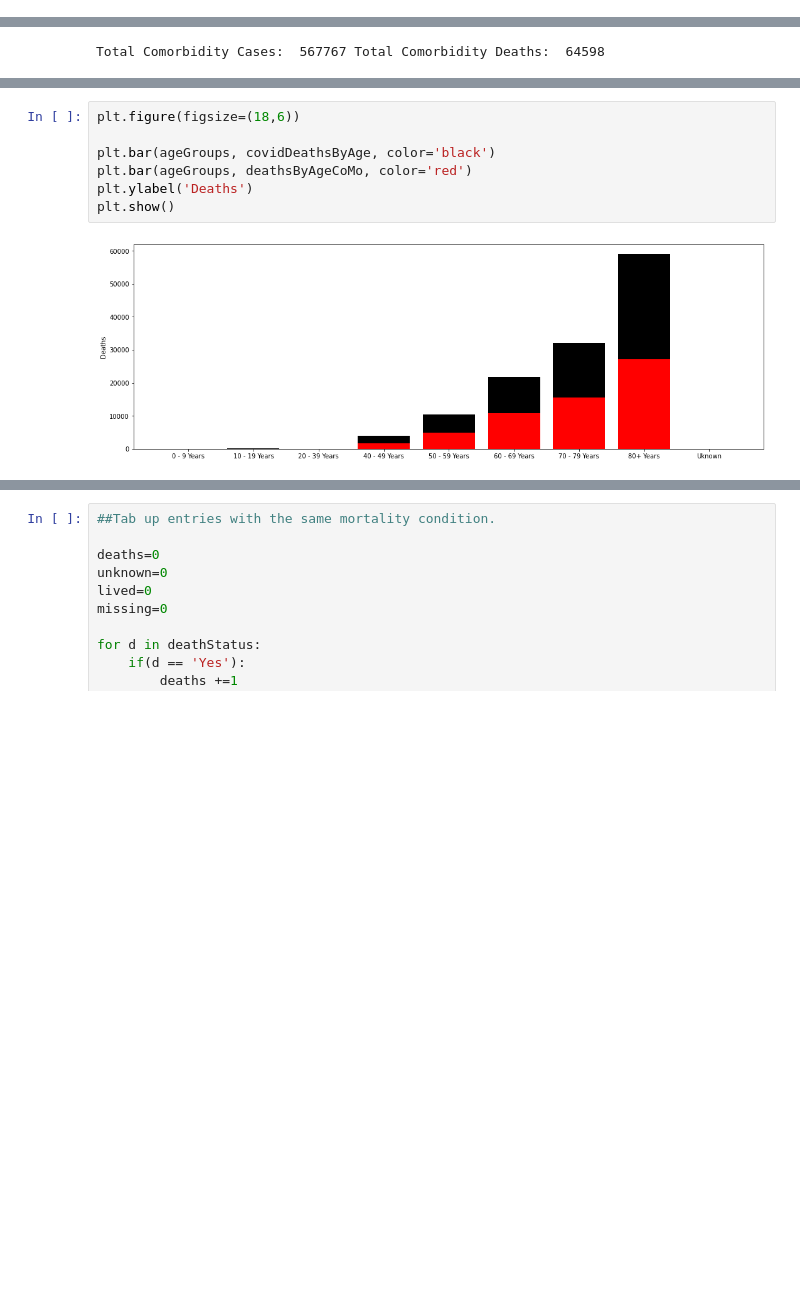
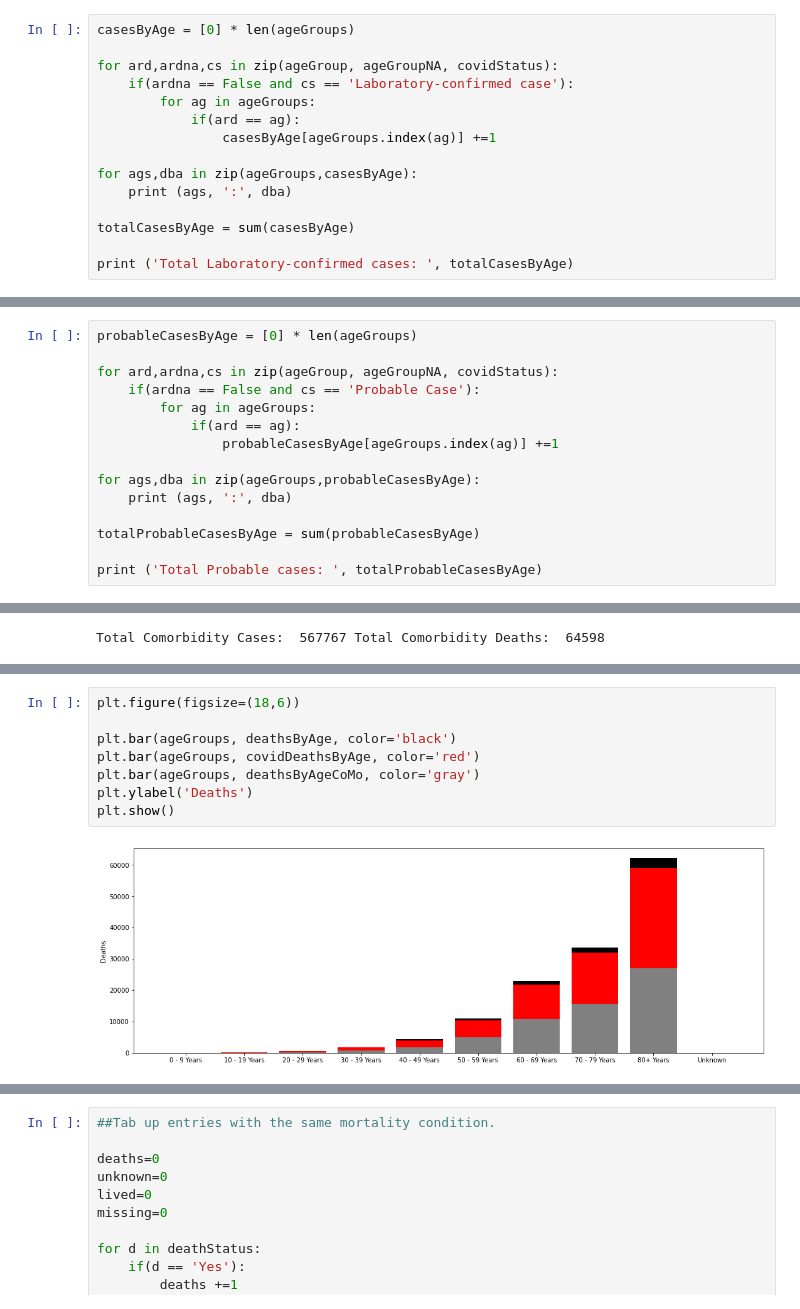
Before and after one commit to alleyvolta/C19, a Jupyter notebook: Covid-19 Analysis.ipynb, the cells around one changed output, grey strips where cells are left out. Drawn from its saved outputs; the diff is of its cells as text; blank space fills up the shorter version.

```diff
--- a/Covid-19 Analysis.ipynb
+++ b/Covid-19 Analysis.ipynb
@@ -75,0 +72,15 @@ Total Deaths:  133985
+# %%
+casesByAge = [0] * len(ageGroups)
+
+for ard,ardna,cs in zip(ageGroup, ageGroupNA, covidStatus):
+    if(ardna == False and cs == 'Laboratory-confirmed case'):
+        for ag in ageGroups:
+            if(ard == ag):
+                casesByAge[ageGroups.index(ag)] +=1
+
+for ags,dba in zip(ageGroups,casesByAge):
+    print (ags, ':', dba)
+
+totalCasesByAge = sum(casesByAge)
+
+print ('Total Laboratory-confirmed cases: ', totalCasesByAge)
@@ -75,0 +99,15 @@ Total Deaths:  133985
+# %%
+probableCasesByAge = [0] * len(ageGroups)
+
+for ard,ardna,cs in zip(ageGroup, ageGroupNA, covidStatus):
+    if(ardna == False and cs == 'Probable Case'):
+        for ag in ageGroups:
+            if(ard == ag):
+                probableCasesByAge[ageGroups.index(ag)] +=1
+
+for ags,dba in zip(ageGroups,probableCasesByAge):
+    print (ags, ':', dba)
+
+totalProbableCasesByAge = sum(probableCasesByAge)
+
+print ('Total Probable cases: ', totalProbableCasesByAge)
@@ -171,9 +240,10 @@ Comorbidity Deaths:  59952 Comorbidity Death Percentage:  47.113926239106
 # %%
 plt.figure(figsize=(18,6))
 
-plt.bar(ageGroups, covidDeathsByAge, color='black')
-plt.bar(ageGroups, deathsByAgeCoMo, color='red')
+plt.bar(ageGroups, deathsByAge, color='black')
+plt.bar(ageGroups, covidDeathsByAge, color='red')
+plt.bar(ageGroups, deathsByAgeCoMo, color='gray')
 plt.ylabel('Deaths')
 plt.show()
 # %% [output]
-[figure, old version]
+[figure, new version]
```
Also changed, not shown: parts of 31 cells of this notebook.
